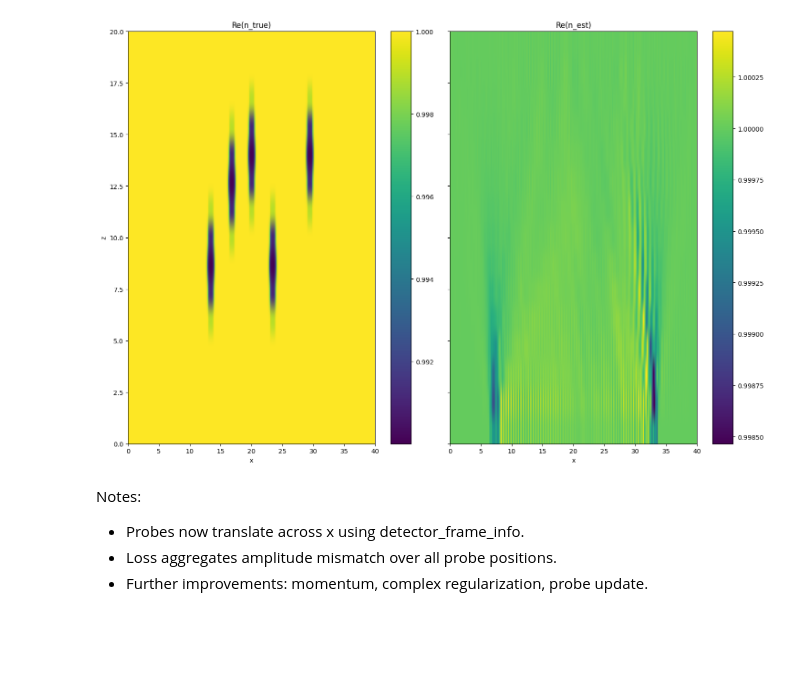
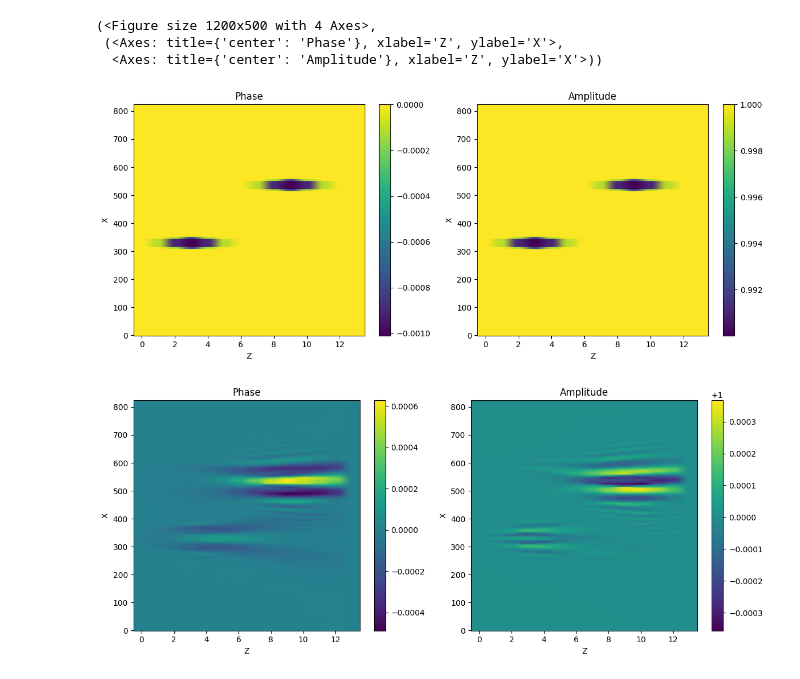
Before and after one commit to bryceshirley/thick_ptycho, a Jupyter notebook: notebooks/6_multislice_least_squares_1d.ipynb, the cells around one changed output. Drawn from its saved outputs; the diff is of its cells as text; code cells hidden in the pictures; blank space fills up the shorter version.

```diff
--- a/notebooks/6_multislice_least_squares_1d.ipynb
+++ b/notebooks/6_multislice_least_squares_1d.ipynb
@@ -79,25 +96,22 @@ dx=0.2010, dz=1.4286
 # %%
-import numpy as np
 gaussian_blur = 0.5
 
 # Add 6 spheres of varying diameters and positions
-common_side_length = 1  # μm diameter
-common_depth = 1  # μm depth
+common_side_length = 0.05*xlims[1]  # μm diameter
+common_depth = 0.05*zlims[1]  # μm depth
 
-sample_space.add_object('circle', refractive_index_perturbation, side_length=common_side_length,  # μm diameter
-                        centre=(100/300*xlims[1], 50/125*zlims[1]), depth=common_depth, gaussian_blur=gaussian_blur)
+# sample_space.add_object('circle', refractive_index_perturbation, side_length=common_side_length,  # μm diameter
+#                         centre=(0.5*xlims[1], 0.2*zlims[1]), depth=common_depth, gaussian_blur=gaussian_blur)
 sample_space.add_object('circle', refractive_index_perturbation, side_length=common_side_length,
-                        centre=(150/300*xlims[1], 80/125*zlims[1]), depth=common_depth, gaussian_blur=gaussian_blur)
+                        centre=(0.4*xlims[1], 0.2*zlims[1]), depth=common_depth, gaussian_blur=gaussian_blur)
+sample_space.add_object('circle', refractive_index_perturbation, side_length=common_side_length,
+                        centre=(0.65*xlims[1], 0.6*zlims[1]), depth=common_depth, gaussian_blur=gaussian_blur)
 # sample_space.add_object('circle', refractive_index_perturbation, side_length=common_side_length,
-#                         centre=(200/300*xlims[1], 110/125*zlims[1]), depth=common_depth, gaussian_blur=gaussian_blur)
-sample_space.add_object('circle', refractive_index_perturbation, side_length=common_side_length,
-                        centre=(220/300*xlims[1], 80/125*zlims[1]), depth=common_depth, gaussian_blur=gaussian_blur)
-sample_space.add_object('circle', refractive_index_perturbation, side_length=common_side_length,
-                        centre=(125/300*xlims[1], 70/125*zlims[1]), depth=common_depth, gaussian_blur=gaussian_blur)
-sample_space.add_object('circle', refractive_index_perturbation, side_length=common_side_length,
-                        centre=(175/300*xlims[1], 50/125*zlims[1]), depth=common_depth, gaussian_blur=gaussian_blur)
+#                         centre=(0.4*xlims[1], 0.7*zlims[1]), depth=common_depth, gaussian_blur=gaussian_blur)
 # sample_space.add_object('circle', refractive_index_perturbation, side_length=common_side_length,
-#                         centre=(100/300*xlims[1], 110/125*zlims[1]), depth=common_depth, gaussian_blur=gaussian_blur)
+#                         centre=(0.55*xlims[1], 0.45*zlims[1]), depth=common_depth, gaussian_blur=gaussian_blur)
+# sample_space.add_object('circle', refractive_index_perturbation, side_length=common_side_length,
+#                         centre=(0.6*xlims[1], 0.3*zlims[1]), depth=common_depth, gaussian_blur=gaussian_blur)
 
 sample_space.generate_sample_space()
 # %%
@@ -219,21 +248,10 @@ Iter  10/10  Loss=4.487e-04  lr=2.512e-02
 # %%
-# Final comparison (real part)
-import matplotlib.pyplot as plt
-fig, axs = plt.subplots(1,2, figsize=(15,10), sharey=True)
-extent=[x.min(), x.max(), z.min(), z.max()]
-im0=axs[0].imshow(np.real(sample_space.n_true).T, origin='lower', aspect='auto', extent=extent, cmap='viridis')
-axs[0].set_title("Re(n_true)")
-im1=axs[1].imshow(np.real(n_est).T, origin='lower', aspect='auto', extent=extent, cmap='viridis')
-axs[1].set_title("Re(n_est)")
+visualisation.plot_auto(sample_space.n_true, view="phase_amp", layout="single")
 
-for ax in axs: ax.set_xlabel("x")
-axs[0].set_ylabel("z")
-plt.colorbar(im0, ax=axs[0]); plt.colorbar(im1, ax=axs[1])
-plt.tight_layout(); plt.show()
+visualisation.plot_auto(n_est, view="phase_amp", layout="single")
 # %% [output]
+(<Figure size 1200x500 with 4 Axes>,
+ (<Axes: title={'center': 'Phase'}, xlabel='Z', ylabel='X'>,
+  <Axes: title={'center': 'Amplitude'}, xlabel='Z', ylabel='X'>))
-[figure, old version]
+[figure, new version]
+[figure, added]
-# %% [markdown]
-Notes:
-- Probes now translate across x using detector_frame_info.
-- Loss aggregates amplitude mismatch over all probe positions.
-- Further improvements: momentum, complex regularization, probe update.
```
Also changed, not shown: parts of 10 cells of this notebook, 23 other files.
